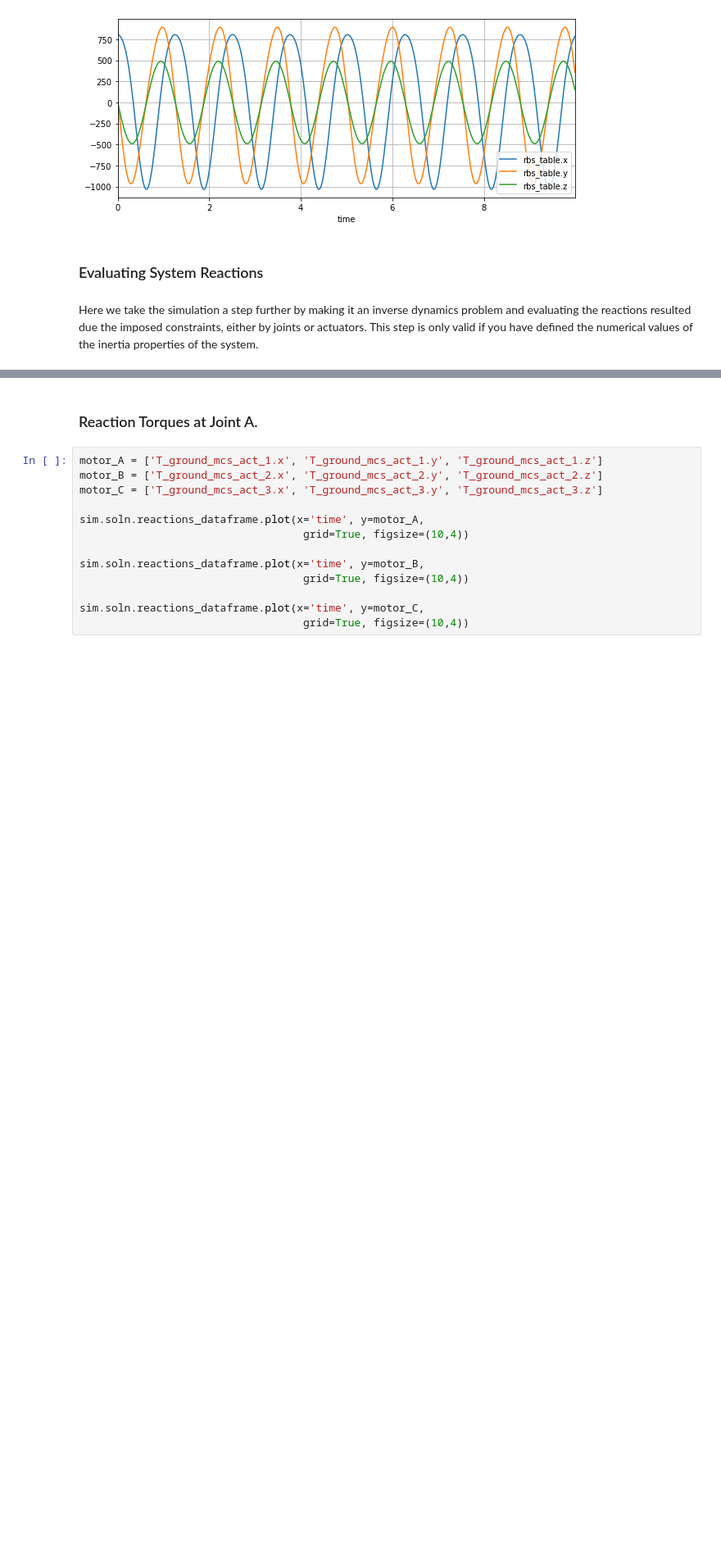
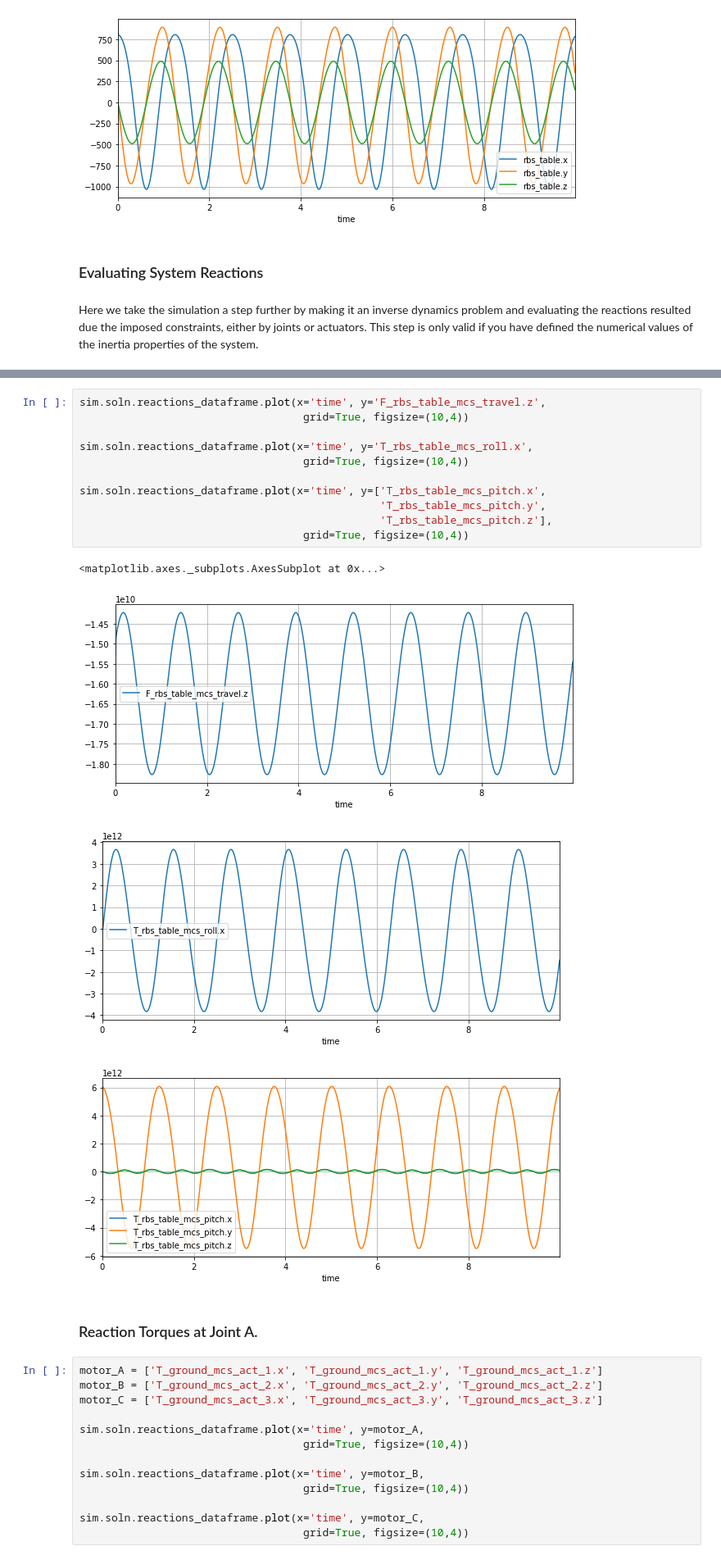
Before and after one commit to khaledghobashy/uraeus_smbd, a Jupyter notebook: examples/standalone_models/notebooks/stewart_platform/stewart_platform.ipynb, the cells around one changed output, grey strips where cells are left out. Shown at 82% size. Drawn from its saved outputs; the diff is of its cells as text; blank space fills up the shorter version.

```diff
--- a/examples/standalone_models/notebooks/stewart_platform/stewart_platform.ipynb
+++ b/examples/standalone_models/notebooks/stewart_platform/stewart_platform.ipynb
@@ -496,3 +566,19 @@ sim.soln.reactions_dataframe.plot(x='time', y=coordinates,
+# %%
+sim.soln.reactions_dataframe.plot(x='time', y='F_rbs_table_mcs_travel.z',
+                                   grid=True, figsize=(10,4))
+
+sim.soln.reactions_dataframe.plot(x='time', y='T_rbs_table_mcs_roll.x',
+                                   grid=True, figsize=(10,4))
+
+sim.soln.reactions_dataframe.plot(x='time', y=['T_rbs_table_mcs_pitch.x',
+                                               'T_rbs_table_mcs_pitch.y',
+                                               'T_rbs_table_mcs_pitch.z'],
+                                   grid=True, figsize=(10,4))
+# %% [output]
+<matplotlib.axes._subplots.AxesSubplot at 0x...>
+[figure, added]
+[figure, added]
+[figure, added]
 # %% [markdown]
 ### Reaction Torques at Joint A.
 # %%
```
Also changed, not shown: parts of 21 cells of this notebook.
